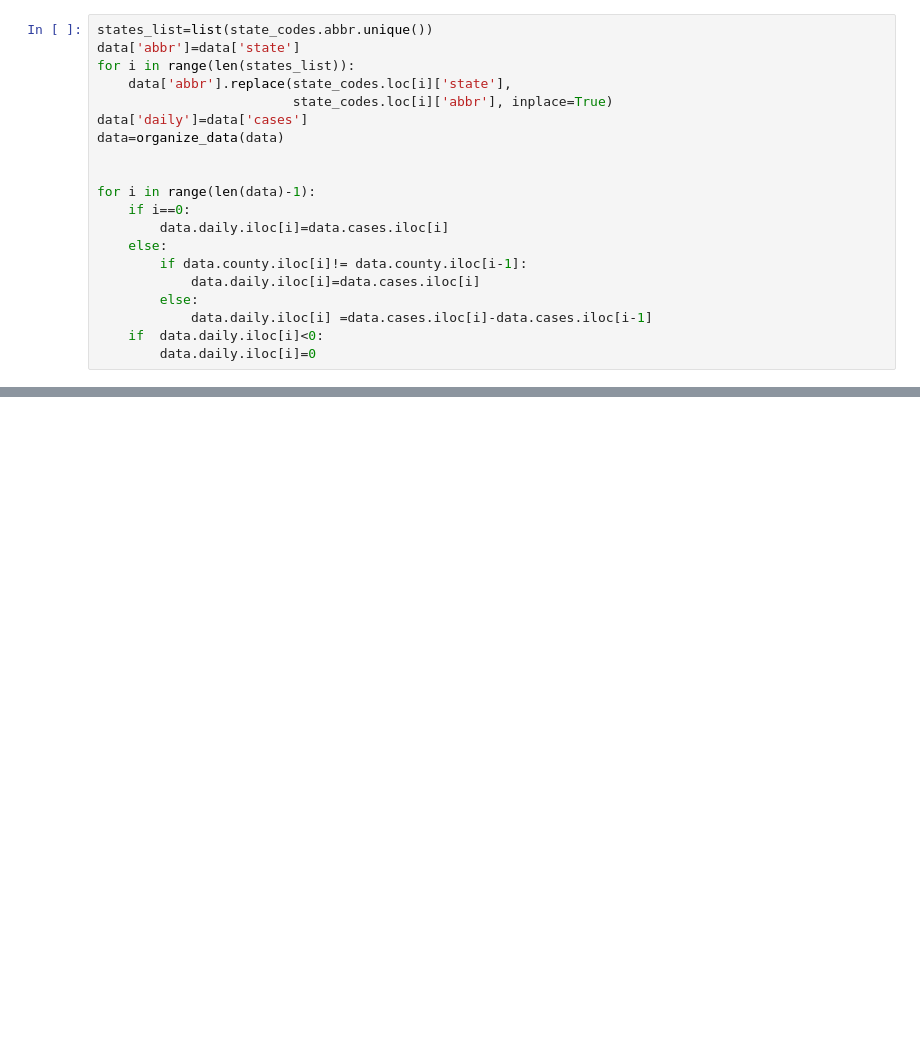
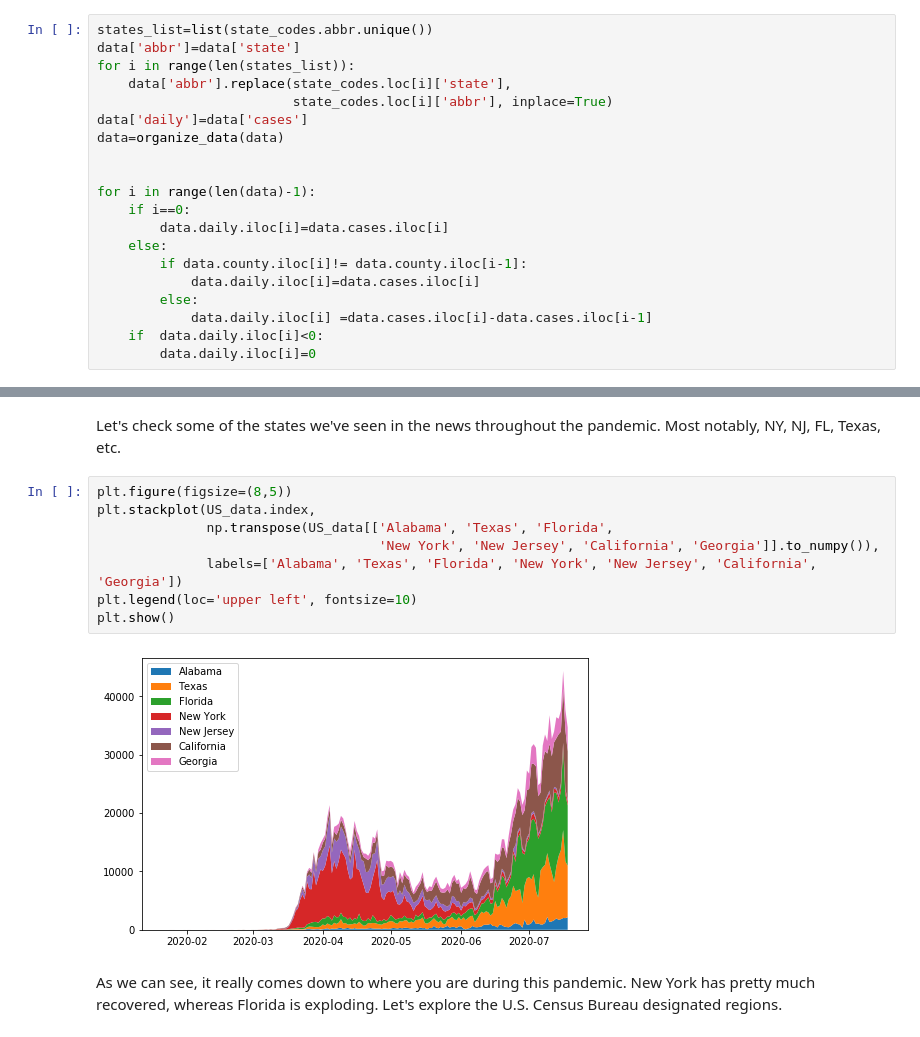
Before and after one commit to leadinghammp/COVID-19-Near-Me, a Jupyter notebook: Specific_Places.ipynb, the cells around one changed output, grey strips where cells are left out. Drawn from its saved outputs; the diff is of its cells as text; blank space fills up the shorter version.

```diff
--- a/Specific_Places.ipynb
+++ b/Specific_Places.ipynb
@@ -141,0 +175,14 @@ state_cases(data,state)
+# %% [markdown]
+Let's check some of the states we've seen in the news throughout the pandemic. Most notably, NY, NJ, FL, Texas, etc.
+# %%
+plt.figure(figsize=(8,5))
+plt.stackplot(US_data.index,
+              np.transpose(US_data[['Alabama', 'Texas', 'Florida',
+                                    'New York', 'New Jersey', 'California', 'Georgia']].to_numpy()),
+              labels=['Alabama', 'Texas', 'Florida', 'New York', 'New Jersey', 'California', 'Georgia'])
+plt.legend(loc='upper left', fontsize=10)
+plt.show()
+# %% [output]
+[figure, added]
+# %% [markdown]
+As we can see, it really comes down to where you are during this pandemic. New York has pretty much recovered, whereas Florida is exploding. Let's explore the U.S. Census Bureau designated regions.
```
Also changed, not shown: parts of 10 cells of this notebook.
